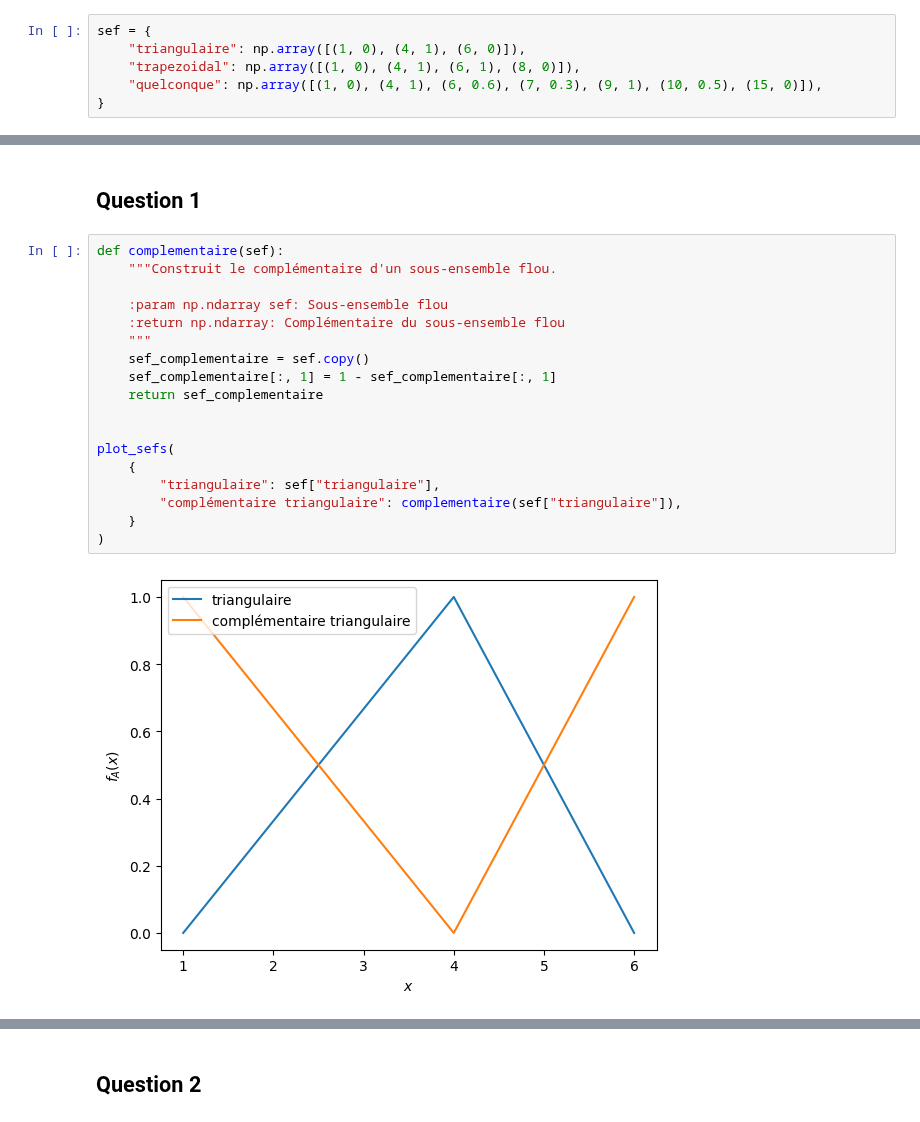
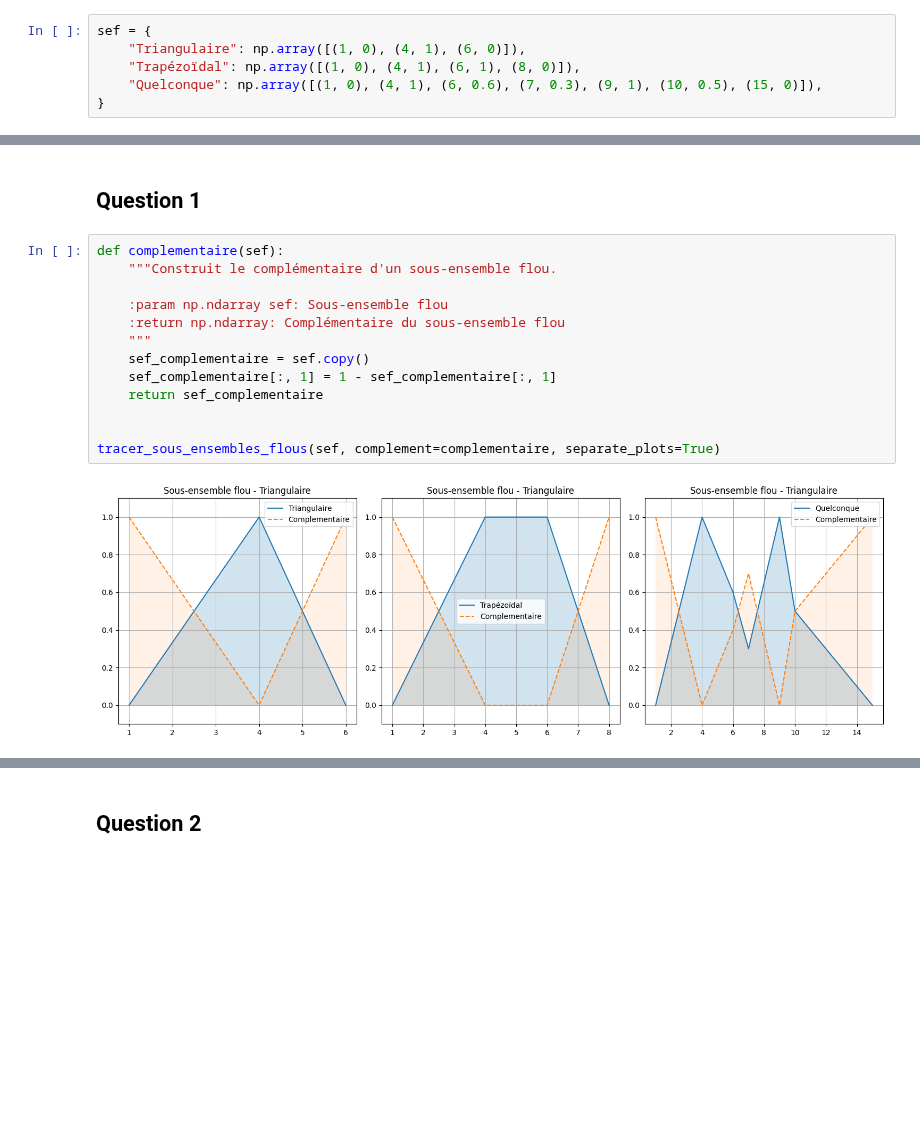
Before and after one commit to CharlesAttend/M2-DAC, a Jupyter notebook: XAI/TME/TME4-5/TME4.ipynb, the cells around one changed output, grey strips where cells are left out. Cells and saved outputs as stored; diff of their text form; blank space fills up the shorter version.

Commit message:
XAI/TME4: feat: better plots + various op plots

```diff
--- a/XAI/TME/TME4-5/TME4.ipynb
+++ b/XAI/TME/TME4-5/TME4.ipynb
@@ -10,7 +10,7 @@ import matplotlib.pyplot as plt
 ## Représentation des sous-ensembles flous
 # %%
 sef = {
-    "triangulaire": np.array([(1, 0), (4, 1), (6, 0)]),
-    "trapezoidal": np.array([(1, 0), (4, 1), (6, 1), (8, 0)]),
-    "quelconque": np.array([(1, 0), (4, 1), (6, 0.6), (7, 0.3), (9, 1), (10, 0.5), (15, 0)]),
+    "Triangulaire": np.array([(1, 0), (4, 1), (6, 0)]),
+    "Trapézoïdal": np.array([(1, 0), (4, 1), (6, 1), (8, 0)]),
+    "Quelconque": np.array([(1, 0), (4, 1), (6, 0.6), (7, 0.3), (9, 1), (10, 0.5), (15, 0)]),
 }
@@ -120,20 +205,15 @@ plot_sefs(sef, alpha=0.6)
 # %%
 def complementaire(sef):
     """Construit le complémentaire d'un sous-ensemble flou.
 
     :param np.ndarray sef: Sous-ensemble flou
     :return np.ndarray: Complémentaire du sous-ensemble flou
     """
     sef_complementaire = sef.copy()
     sef_complementaire[:, 1] = 1 - sef_complementaire[:, 1]
     return sef_complementaire
 
 
-plot_sefs(
-    {
-        "triangulaire": sef["triangulaire"],
-        "complémentaire triangulaire": complementaire(sef["triangulaire"]),
-    }
-)
+tracer_sous_ensembles_flous(sef, complement=complementaire, separate_plots=True)
 # %% [output]
-[figure, old version]
+[figure, new version]
```
Also changed, not shown: parts of 40 cells of this notebook.
